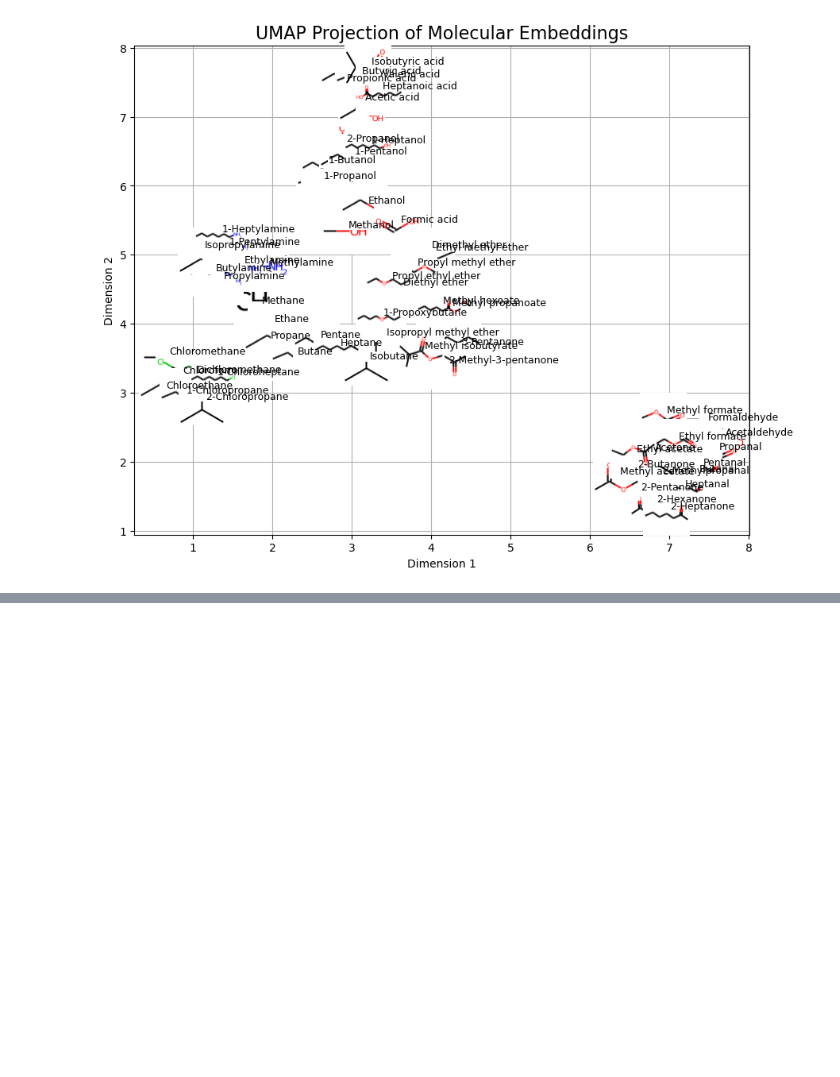
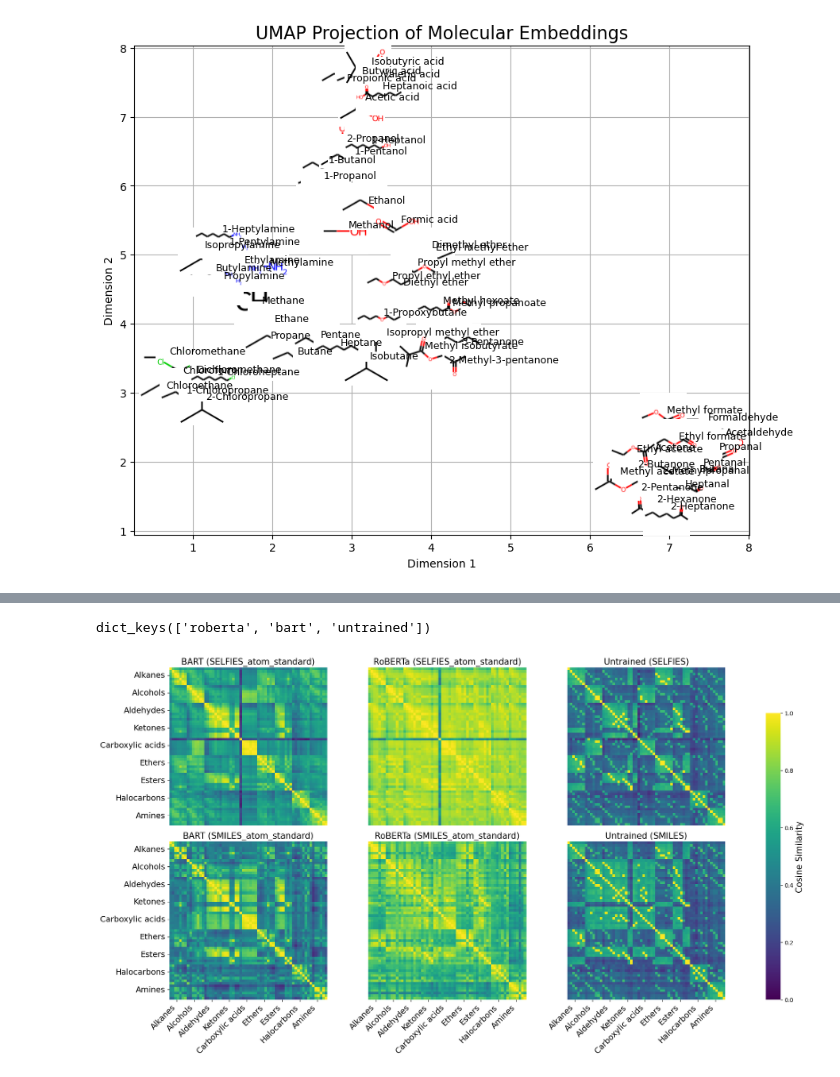
Before and after one commit to ibmm-unibe-ch/SMILES_or_SELFIES, a Jupyter notebook: vector_operations/latent_geometry_hydrocarbon.ipynb, the cells around one changed output, grey strips where cells are left out. Cells and saved outputs as stored; diff of their text form; code cells hidden in the pictures; blank space fills up the shorter version.

```diff
--- a/vector_operations/latent_geometry_hydrocarbon.ipynb
+++ b/vector_operations/latent_geometry_hydrocarbon.ipynb
@@ -1204,0 +1438,16 @@ plot_3x2_cosine(embeddings_dict, smiles_to_name, models)
+# %%
+models = [
+    ('roberta', 'selfies_atom_standard'),
+    ('roberta', 'smiles_atom_standard'),
+    ('bart', 'selfies_atom_standard'),
+    ('bart', 'smiles_atom_standard'),
+    ('untrained', 'selfies_atom_standard'),
+    ('untrained', 'smiles_atom_standard')
+]
+embeddings_dict['untrained']['smiles_atom_standard'] = embeddings_dict['untrained']['smiles_atom_isomers']
+embeddings_dict['untrained']['selfies_atom_standard'] = embeddings_dict['untrained']['selfies_atom_isomers']
+print(embeddings_dict.keys())
+plot_3x2_cosine_group_ticks(embeddings_dict, smiles_to_name, models,smiles_to_name_new_7)
+# %% [output]
+dict_keys(['roberta', 'bart', 'untrained'])
+[figure, added]
```
Also changed, not shown: parts of 14 cells of this notebook.
